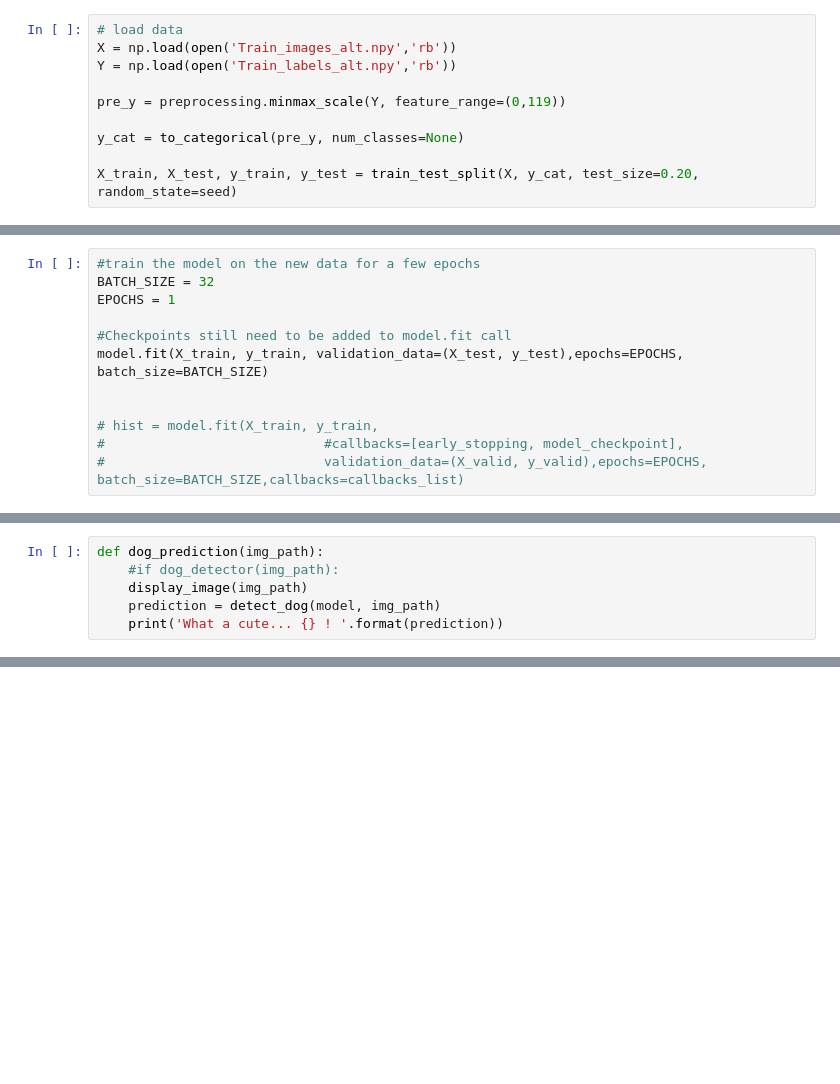
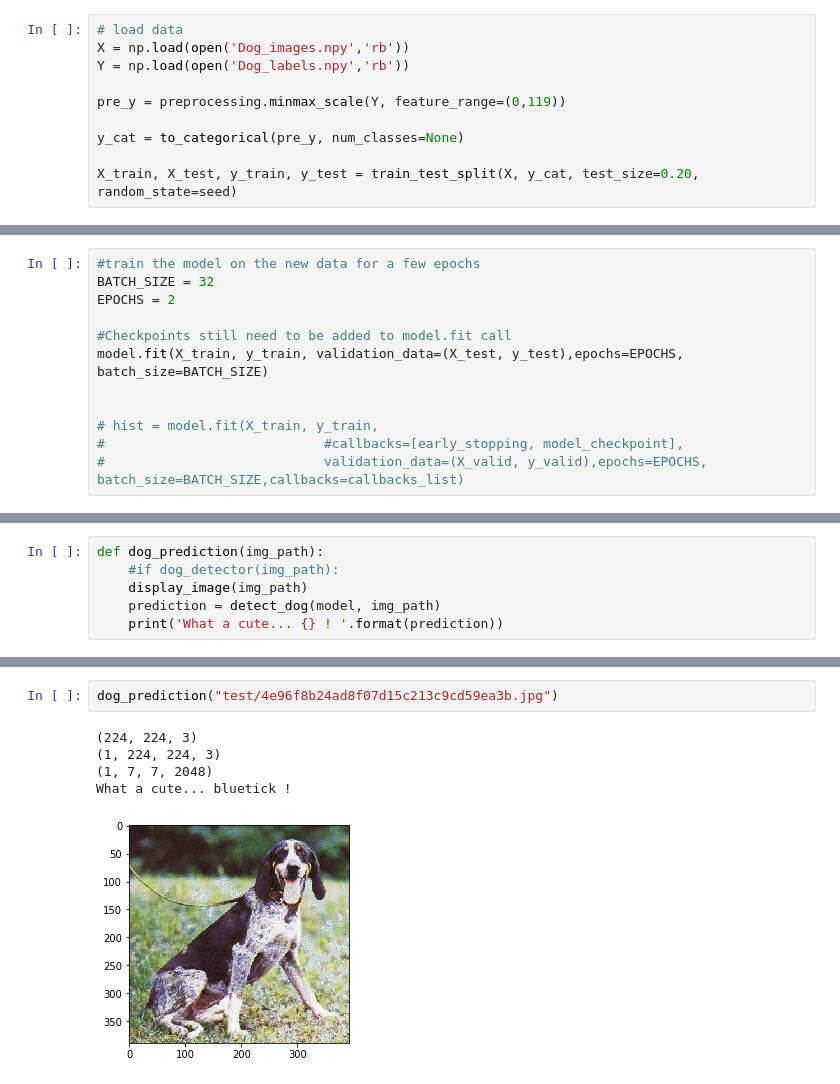
Before and after one commit to minceje/Who-Let-The-Dogs-Out, a Jupyter notebook: Edited Transfer_Xception.ipynb, the cells around one changed output, grey strips where cells are left out. Saved outputs shown, nothing was run; the diff lists cells and outputs as text; blank space fills up the shorter version.

```diff
--- a/Edited Transfer_Xception.ipynb
+++ b/Edited Transfer_Xception.ipynb
@@ -18,8 +20,8 @@ seed = 7
 np.random.seed(seed)
 # %%
 # load data
-X = np.load(open('Train_images_alt.npy','rb'))
-Y = np.load(open('Train_labels_alt.npy','rb'))
+X = np.load(open('Dog_images.npy','rb'))
+Y = np.load(open('Dog_labels.npy','rb'))
 
 pre_y = preprocessing.minmax_scale(Y, feature_range=(0,119))
 
@@ -80,7 +79,7 @@ model.compile(optimizer=optimizer,
 # %%
 #train the model on the new data for a few epochs
 BATCH_SIZE = 32
-EPOCHS = 1
+EPOCHS = 2
 
 #Checkpoints still need to be added to model.fit call
 model.fit(X_train, y_train, validation_data=(X_test, y_test),epochs=EPOCHS, batch_size=BATCH_SIZE)
@@ -167,3 +162,11 @@ dog_prediction("n02940000_3.jpg")
 (1, 7, 7, 2048)
 What a cute... bernese_mountain_dog !
 [figure]
+# %%
+dog_prediction("test/4e96f8b24ad8f07d15c213c9cd59ea3b.jpg")
+# %% [output]
+(224, 224, 3)
+(1, 224, 224, 3)
+(1, 7, 7, 2048)
+What a cute... bluetick !
+[figure, added]
```
Also changed, not shown: parts of 11 cells of this notebook.
